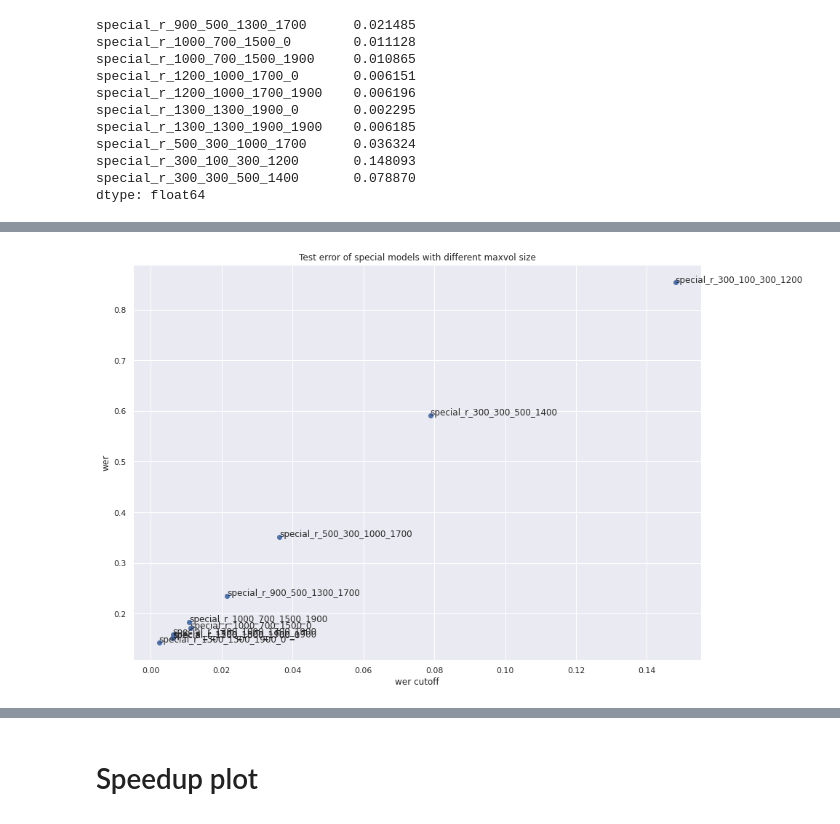
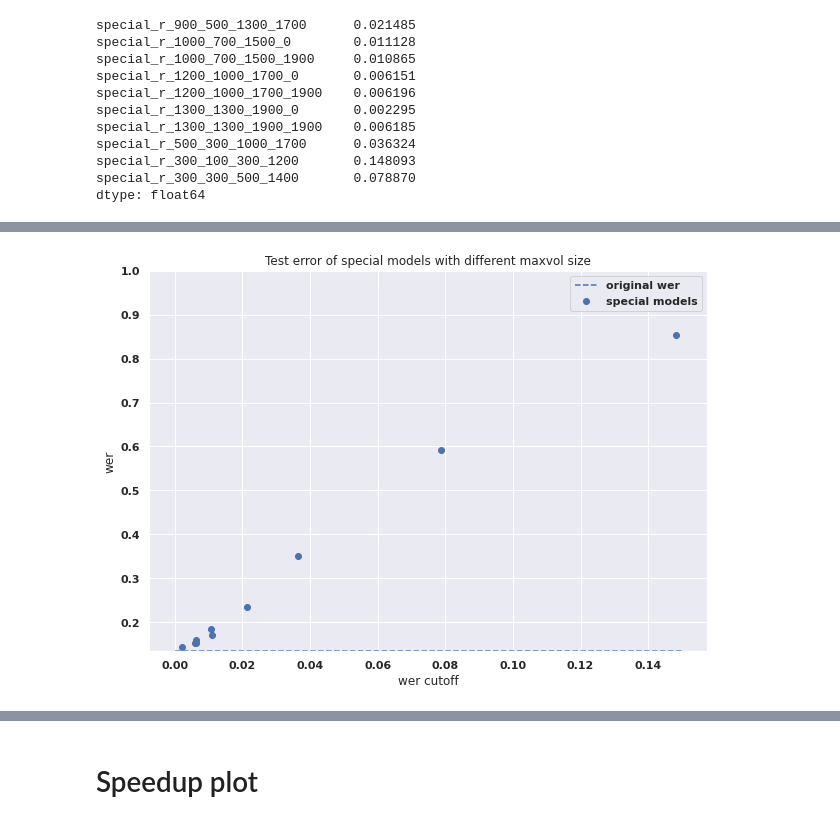
Before and after one commit to qbit-/Automatic-Speech-Recognition, a Jupyter notebook: notebooks/maxvol_convertation.ipynb, the cells around one changed output, grey strips where cells are left out. Cells and saved outputs as stored; diff of their text form; code cells hidden in the pictures.

```diff
--- a/notebooks/maxvol_convertation.ipynb
+++ b/notebooks/maxvol_convertation.ipynb
@@ -699,17 +816,20 @@ def label_point(x, y, val, ax):
     for i, point in a.iterrows():
         ax.text(point['x'], point['y'], str(point['val']))
 # %%
-plt.figure(figsize=(14,10))
+plt.figure(figsize=(10, 7))
 x = special_wer_cutoffs[special_rank_specs.keys()]
 y = eval_results[special_rank_specs.keys()].apply(lambda x: x[1])
-plt.scatter(x, y)
-label_point(x, y, list(special_rank_specs.keys()), plt.gca())
+plt.ylim([original_values['wer'], None])
+plt.plot([0, 0.15], [original_values['wer'], original_values['wer']], '--', label='original wer')
+plt.scatter(x, y, label='special models')
+# label_point(x, y, list(special_rank_specs.keys()), plt.gca())
 plt.xlabel('wer cutoff')
 plt.ylabel('wer')
+plt.legend()
 plt.title(f'Test error of special models with different maxvol size')
 plt.show()
 # %% [output]
-[figure, old version]
+[figure, new version]
 # %%
 with open('./maxvol_stats/speeduptest_with_tol_special_.pickle', 'rb') as f:
     special_speed_data = pd.Series(pickle.load(f))
```
Also changed, not shown: parts of 23 cells of this notebook, 31 other files.
